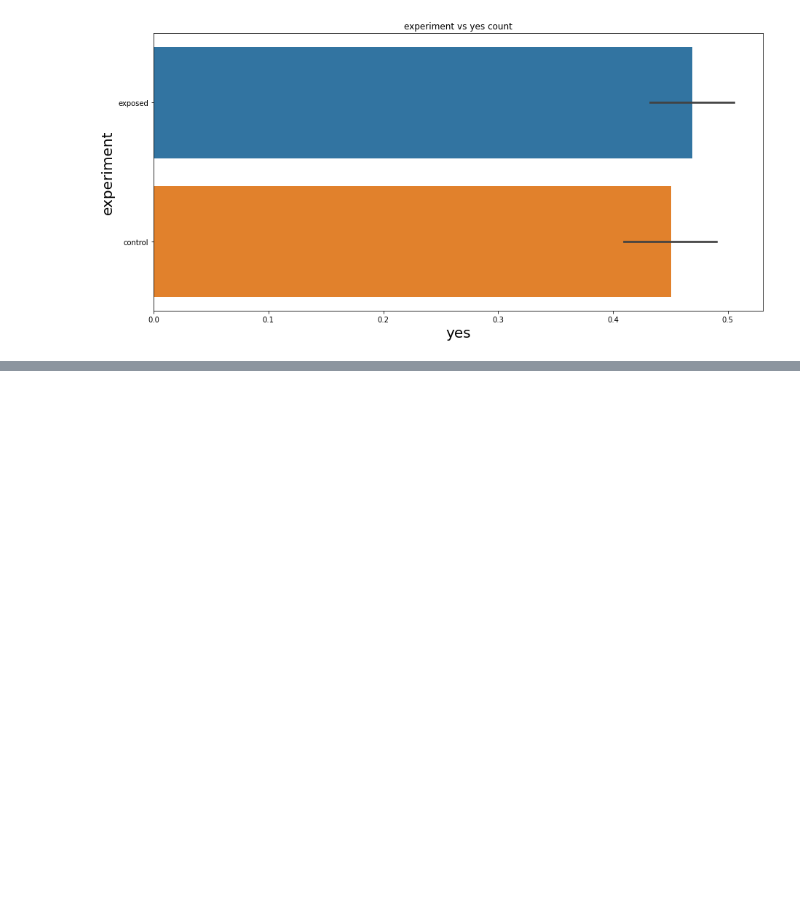
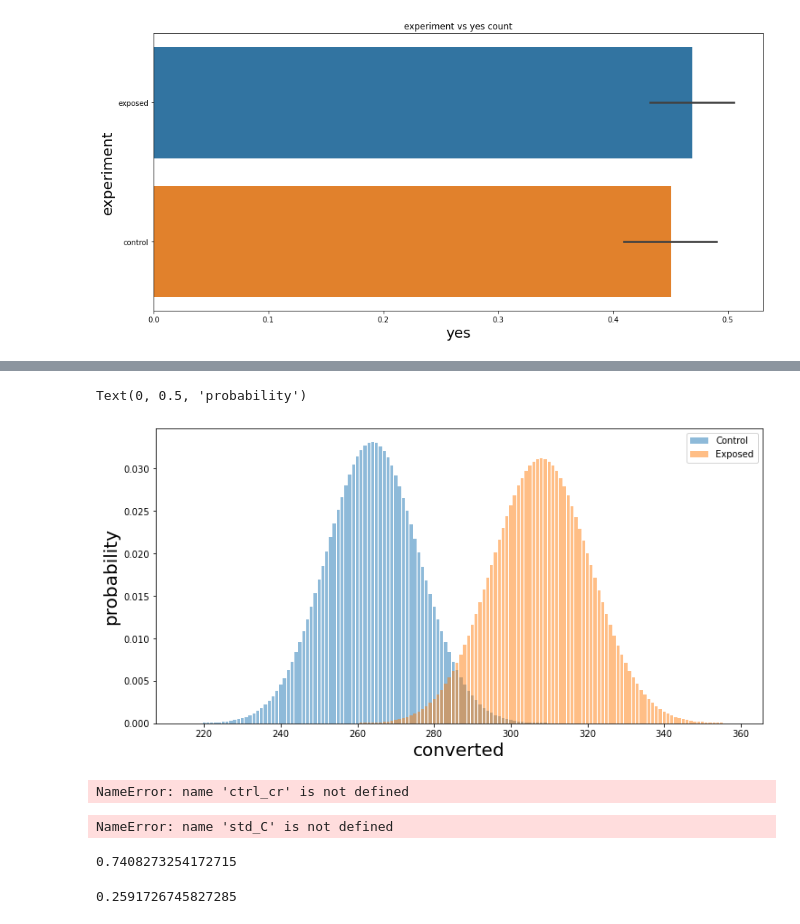
Before and after one commit to bezawitalemyimer/10xAc, a Jupyter notebook: week2_Adcampaign/notebooks/add_campaign.ipynb, the cells around one changed output, grey strips where cells are left out. Saved outputs shown, nothing was run; the diff lists cells and outputs as text; code cells hidden in the pictures; blank space fills up the shorter version.

```diff
--- a/week2_Adcampaign/notebooks/add_campaign.ipynb
+++ b/week2_Adcampaign/notebooks/add_campaign.ipynb
@@ -278,0 +299,80 @@ answered.head(5)
+# %%
+
+fig, ax = plt.subplots(figsize=(12,6))
+
+xC = np.linspace(control_converted-49, control_converted+50, 100)
+yC = scs.binom(control_total, control_rate).pmf(xC)
+ax.bar(xC, yC, label = "Control",alpha=0.5)
+
+xE = np.linspace(exposed_converted-49, exposed_converted+50, 100)
+yE = scs.binom(exposed_total, exposed_rate).pmf(xE)
+ax.bar(xE, yE, label = "Exposed",alpha=0.5)
+plt.legend()
+plt.xlabel('converted')
+plt.ylabel('probability')
+# %% [output]
+Text(0, 0.5, 'probability')
+[figure, added]
+# %%
+
+std_C = np.sqrt(ctrl_cr * (1-ctrl_cr)) / np.sqrt(ctrl_total)
+std_E = np.sqrt(exposed_rate * (1-exposed_rate)) / np.sqrt(exposed_total)
+
+# plot the null and alternative hypothesis
+fig, ax = plt.subplots(figsize=(12,6))
+x = np.linspace(.35, .6, 1000)
+
+yC = scs.norm(ctrl_cr, std_C).pdf(x)
+ax.plot(x, yC,label = "Control")
+ax.axvline(x=ctrl_cr, c='red', alpha=0.5, linestyle='--')
+
+yE = scs.norm(exposed_rate, std_E).pdf(x)
+ax.plot(x, yE,label = "Exposed")
+ax.axvline(x=exposed_rate, c='blue', alpha=0.5, linestyle='--')
+
+plt.legend()
+plt.xlabel('Converted rate')
+plt.ylabel('probablity')
+# %% [output]
+NameError: name 'ctrl_cr' is not defined
+# %%
+
+z_score = (rate_difference) / np.sqrt(std_C**2 + std_E**2)
+p = norm(rate_difference, np.sqrt(std_C**2 + std_E**2))
+
+x = np.linspace(-0.15, 0.15, 1000)
+y = p.pdf(x)
+area_under_curve = p.sf(0)
+plt.plot(x, y, label="PDF")
+plt.fill_between(x, 0, y, where=x>0, label="Prob(exp>ctrl)", alpha=0.3)
+plt.annotate(f"Area={area_under_curve:0.3f}", (0.02, 5))
+plt.legend()
+plt.xlabel("Difference in conversion rate"); plt.ylabel("Prob");
+
+print(f"zscore is {z_score:0.3f}, with p-value {norm().sf(z_score):0.3f}")
+# %% [output]
+NameError: name 'std_C' is not defined
+# %%
+def get_confidence_ab_test(a_c, num_a, b_c, num_b):
+    a_cr = a_c / num_a
+    b_cr = b_c / num_b
+    std_a = np.sqrt(a_cr * (1 - a_cr) / num_a)
+    std_b = np.sqrt(b_cr * (1 - b_cr) / num_b)
+    z_score = (b_cr - a_cr) / np.sqrt(std_a**2 + std_b**2)
+    return norm.cdf(z_score)
+
+print(get_confidence_ab_test(control_converted, control_total, exposed_converted, exposed_total))
+# %% [output]
+0.7408273254172715
+# %%
+def get_p_value(a_c, num_a, b_c, num_b):
+    a_cr = a_c / num_a
+    b_cr = b_c / num_b
+    std_a = np.sqrt(a_cr * (1 - a_cr) / num_a)
+    std_b = np.sqrt(b_cr * (1 - b_cr) / num_b)
+    z_score = (b_cr - a_cr) / np.sqrt(std_a**2 + std_b**2)
+    return norm.sf(z_score)
+
+print(get_p_value(control_converted, control_total, exposed_converted, exposed_total))
+# %% [output]
+0.2591726745827285
```
Also changed, not shown: parts of 60 cells of this notebook, 1 other file.
